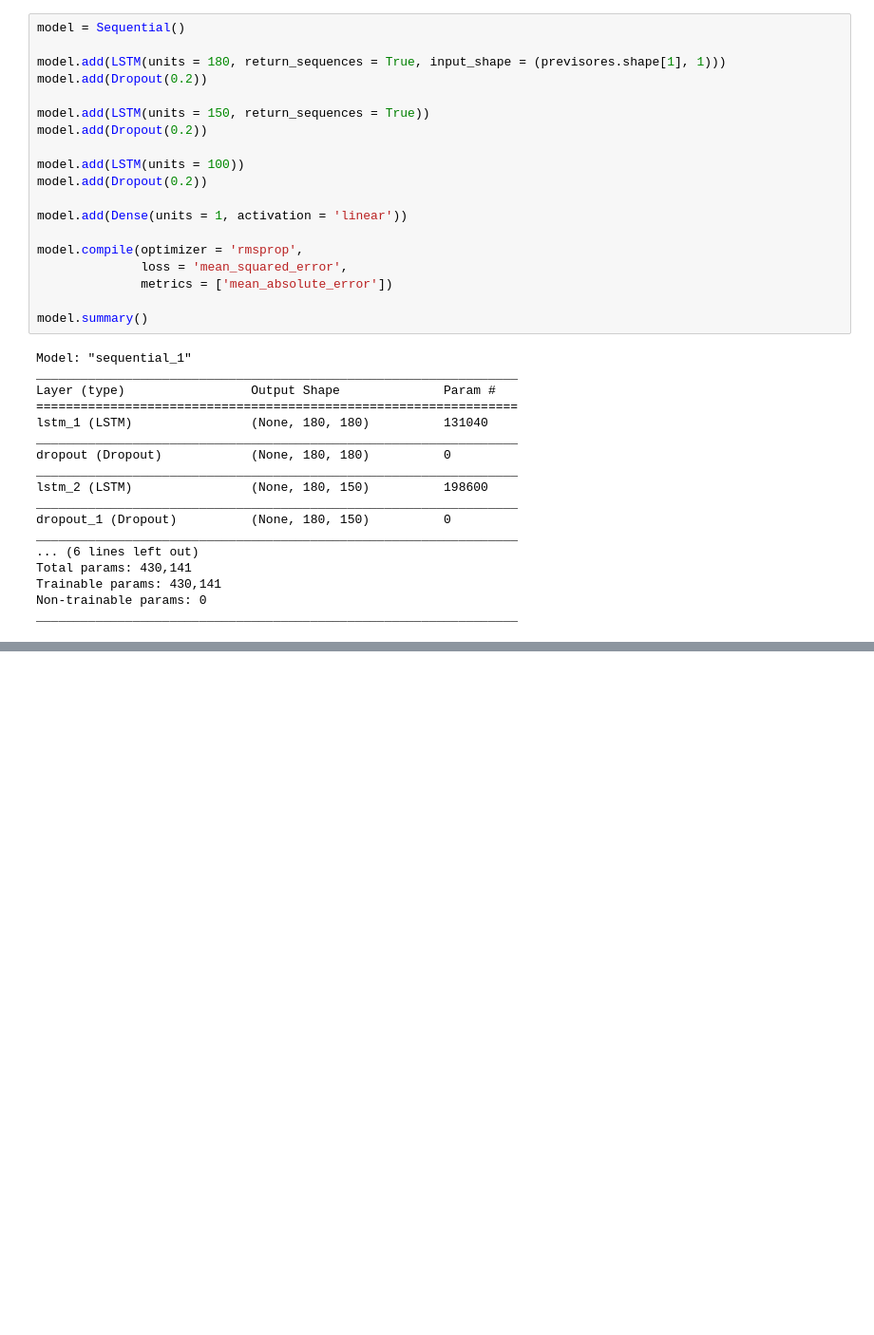
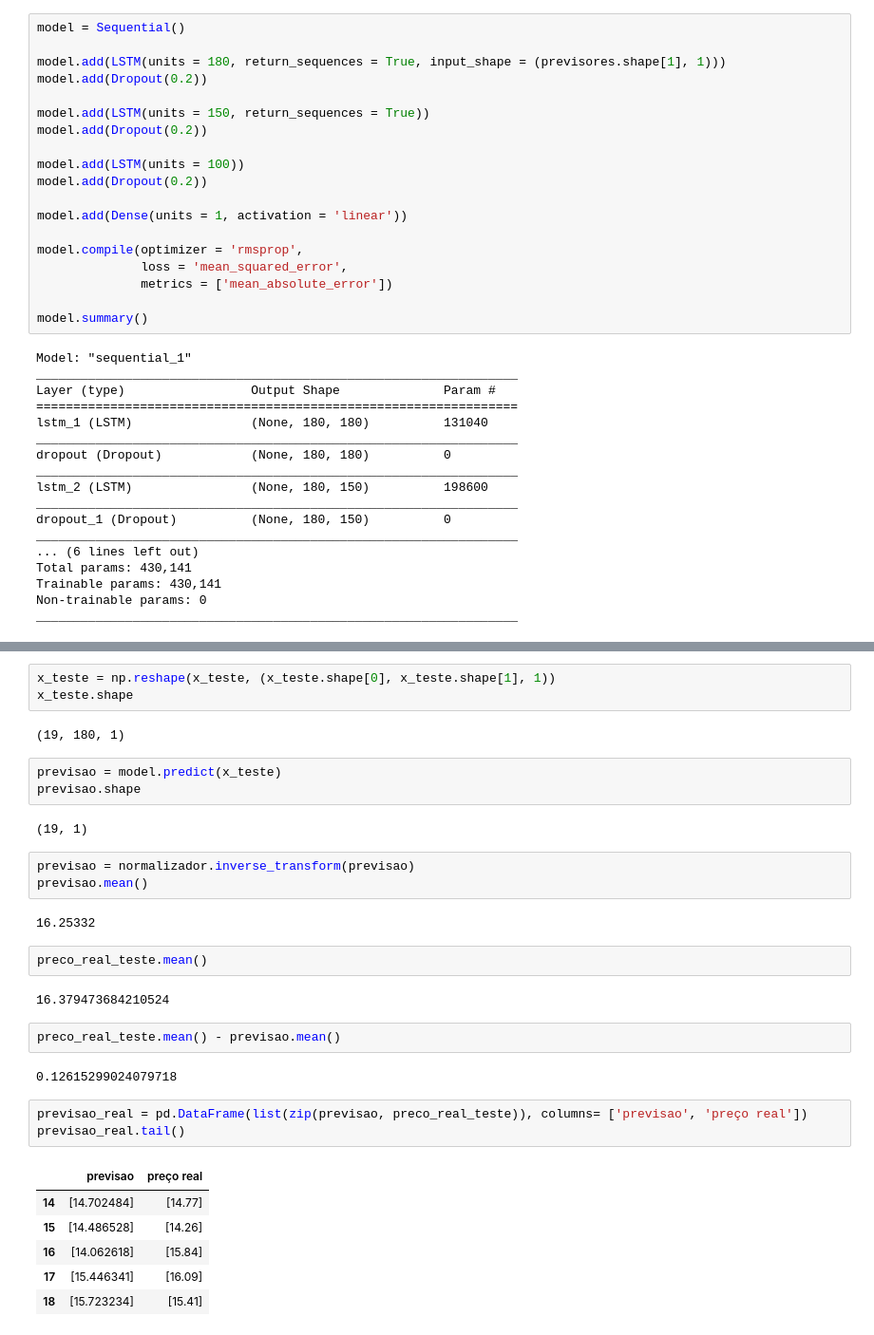
Before and after one commit to itimes-digital/deep-learning-estudo, a Jupyter notebook: analise_petr4.ipynb, the cells around one changed output, grey strips where cells are left out. Shown: that part at 95% size. Drawn from its saved outputs; the diff is of its cells as text; blank space fills up the shorter version.

```diff
--- a/analise_petr4.ipynb
+++ b/analise_petr4.ipynb
@@ -184,0 +320,33 @@ plt.show()
+# %%
+x_teste = np.reshape(x_teste, (x_teste.shape[0], x_teste.shape[1], 1))
+x_teste.shape
+# %% [output]
+(19, 180, 1)
+# %%
+previsao = model.predict(x_teste)
+previsao.shape
+# %% [output]
+(19, 1)
+# %%
+previsao = normalizador.inverse_transform(previsao)
+previsao.mean()
+# %% [output]
+16.25332
+# %%
+preco_real_teste.mean()
+# %% [output]
+16.379473684210524
+# %%
+preco_real_teste.mean() - previsao.mean()
+# %% [output]
+0.12615299024079718
+# %%
+previsao_real = pd.DataFrame(list(zip(previsao, preco_real_teste)), columns= ['previsao', 'preço real'])
+previsao_real.tail()
+# %% [output]
+|  | previsao | preço real |
+| 14 | [14.702484] | [14.77] |
+| 15 | [14.486528] | [14.26] |
+| 16 | [14.062618] | [15.84] |
+| 17 | [15.446341] | [16.09] |
+| 18 | [15.723234] | [15.41] |
```
Also changed, not shown: parts of 14 cells of this notebook.
